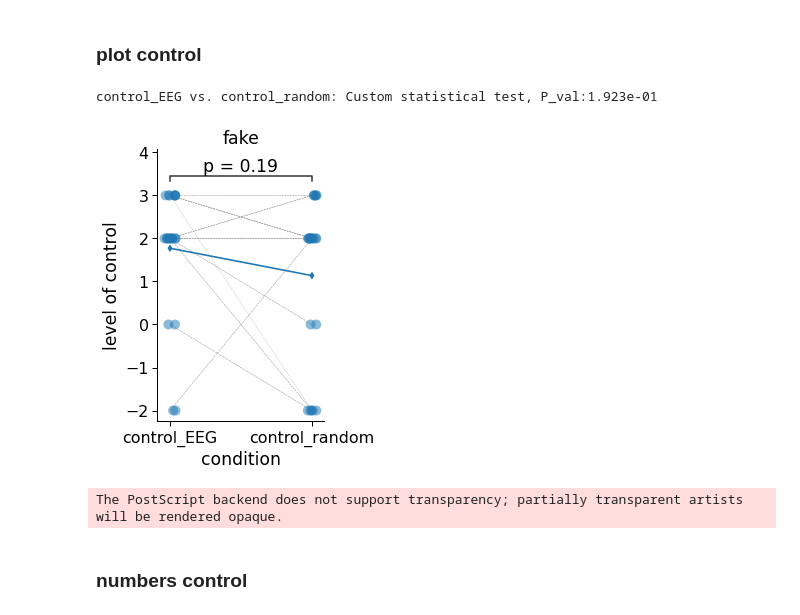
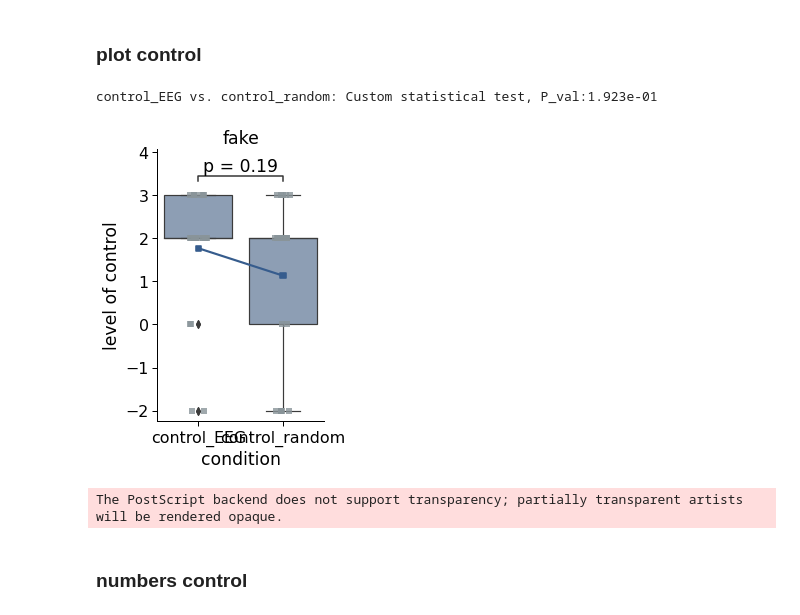
Before and after one commit to lukasgehrke/2021-fastReach, a Jupyter notebook: analyses/Leonie_tests/analysis_LT.ipynb, the cells around one changed output. Saved outputs shown, nothing was run; the diff lists cells and outputs as text; code cells hidden in the pictures.

```diff
--- a/analyses/Leonie_tests/analysis_LT.ipynb
+++ b/analyses/Leonie_tests/analysis_LT.ipynb
@@ -49,22 +53,29 @@ def plot_2_cats(data, x, y, hue, ylabel, xlabel,cats,palette):
         fig, ax = plt.subplots(1, 1, figsize=(3,5))
         fig.patch.set_alpha(1)
 
-        sns.despine() #bottom=True, left=True
-
-        #  show lines connecting single observations
-        sns.lineplot(data = data, x = x, y = y, hue = data.pID, legend = False, palette = sns.color_palette(['grey'], len(data.pID.unique())), linewidth = 0.5, linestyle = '--', alpha = 0.5,ci =None)
 
 
-        #Show each observation with a scatterplot
-        sns.stripplot(data = data,x = x, y = y, hue = None,size=10, dodge=True, alpha=.5, label=None, jitter = 0.04,palette= palette)
+        sns.despine() #bottom=True, left=True
+        # show boxplots
+        ax = sns.boxplot(data = data,x = x, y = y,  palette= [palette[0]*len(pairs)])
+        for patch in ax.patches: # adapt alpha
+            r, g, b, a = patch.get_facecolor()
+            patch.set_facecolor((r, g, b, .6))
 
-        # show boxplots
-        #sns.boxplot(data = data,x = x, y = y,  palette= palette)
+        #  show lines connecting pid means observations
+        sns.lineplot(data = data, x = x, y = y,
+                    legend = False, linewidth = 0.5, linestyle = '-',ci =None,color = palette[2], alpha=0.8)
+        2
 
-        # show line connecting menas
+        #Show mean observation with a scatterplot
+        sns.stripplot(data = data,x = x, y = y, hue = None,size=8,
+                    label=None, marker="s",s = 6, color = palette[2], alpha=0.8)
+
+
+        # show line connecting means
         sns.pointplot(
-            data = data,x = x, y = y, dodge=.8 - .8 / 3,
-            markers="d", scale=.75, ci =None)
+            data = data,x = x, y = y,
+            markers="s", size = 6, ci =None,color = palette[0])
 
 
         # Add annotations
@@ -371,22 +510,22 @@ questionaire= pd.read_csv('fake_data/subjective_fastReach.csv', sep = ';')
 # %%
 questionaire_long = questionaire.melt(id_vars= ['pID'],value_vars=['control_EEG','control_random'])
 
-palette = sns.color_palette(palette=None, n_colors=1)
+palette = ['#365c8d','#E5E4E2','#899499','#4ac16d', '#277f8e','#440154']
 cats= ['control_random', 'control_EEG']
 ylabel = 'level of control'
 xlabel = 'condition'
 title = 'fake'
 data = questionaire_long
 y = "value"
 x = "variable"
 hue = "pID"
 
 plot_2_cats(data, x, y, hue, ylabel, xlabel,cats,palette)
 
 #cohend(data,x,y, cats)
 # %% [output]
 control_EEG vs. control_random: Custom statistical test, P_val:1.923e-01
-[figure, old version]
+[figure, new version]
 The PostScript backend does not support transparency; partially transparent artists will be rendered opaque.
 # %% [markdown]
 ### numbers control
```
Also changed, not shown: parts of 42 cells of this notebook, 14 other files.
